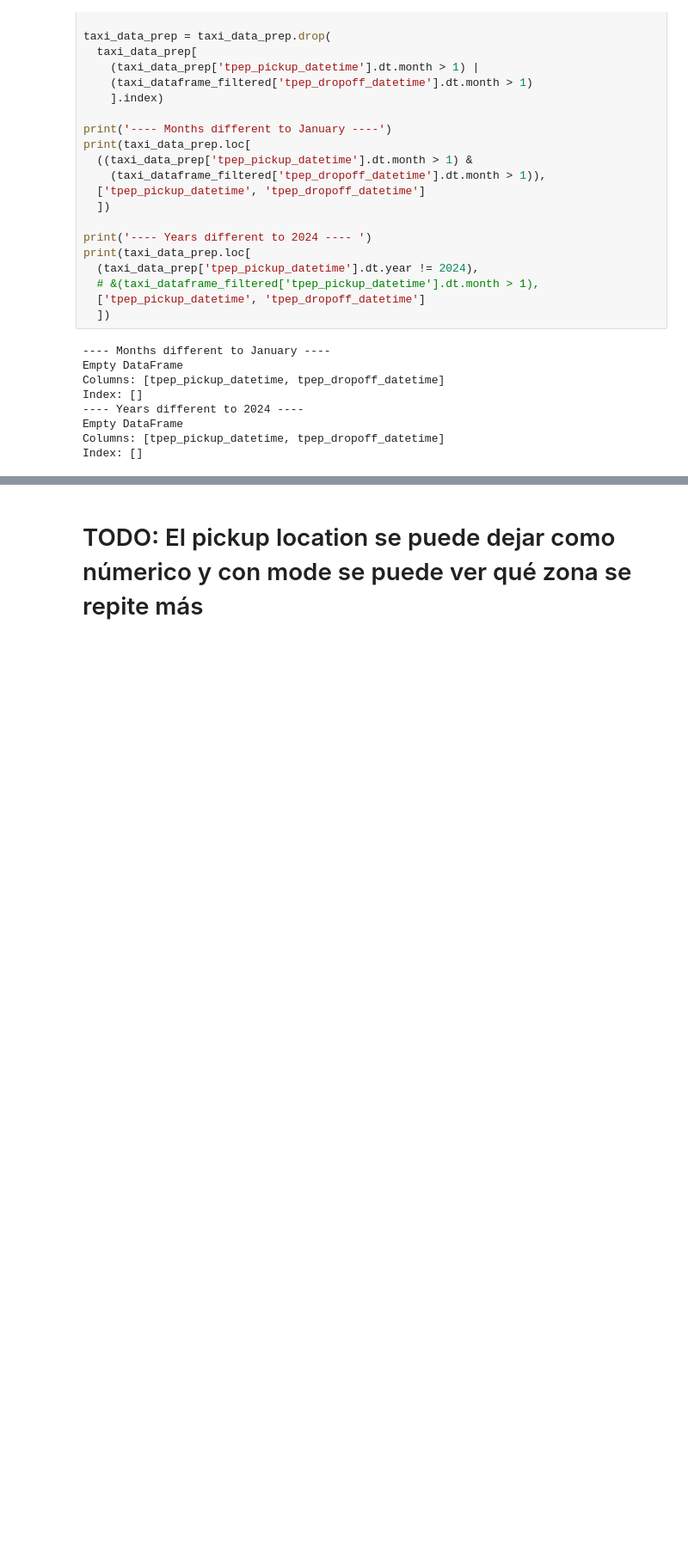
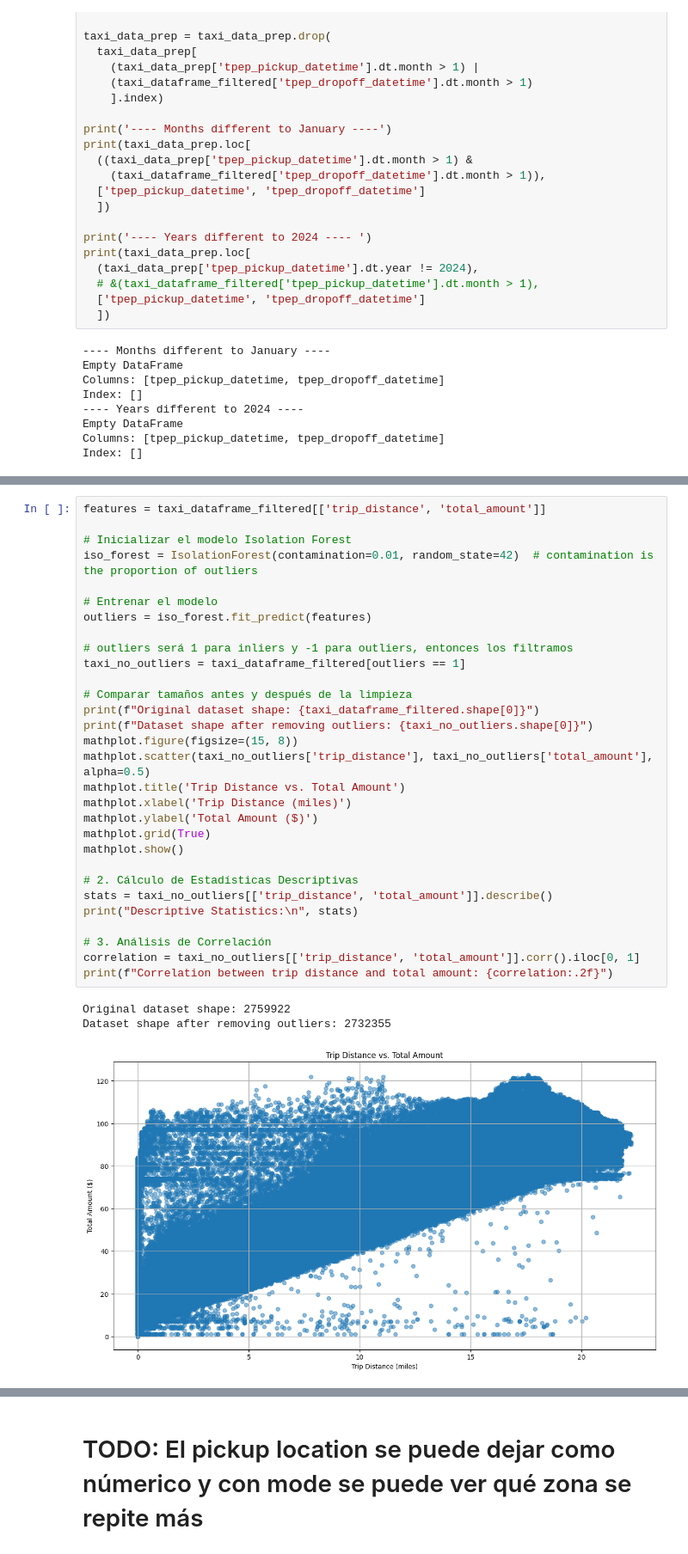
Before and after one commit to dariomlopez/etl_projects, a Jupyter notebook: nyc_taxi_etl/main.ipynb, the cells around one changed output, grey strips where cells are left out. Shown at 86% size. Drawn from its saved outputs; the diff is of its cells as text; blank space fills up the shorter version.

```diff
--- a/nyc_taxi_etl/main.ipynb
+++ b/nyc_taxi_etl/main.ipynb
@@ -341,0 +420,34 @@ El gasto que más aparece en el mes de enero: 16.8
+# %%
+features = taxi_dataframe_filtered[['trip_distance', 'total_amount']]
+
+# Inicializar el modelo Isolation Forest
+iso_forest = IsolationForest(contamination=0.01, random_state=42)  # contamination is the proportion of outliers
+
+# Entrenar el modelo
+outliers = iso_forest.fit_predict(features)
+
+# outliers será 1 para inliers y -1 para outliers, entonces los filtramos
+taxi_no_outliers = taxi_dataframe_filtered[outliers == 1]
+
+# Comparar tamaños antes y después de la limpieza
+print(f"Original dataset shape: {taxi_dataframe_filtered.shape[0]}")
+print(f"Dataset shape after removing outliers: {taxi_no_outliers.shape[0]}")
+mathplot.figure(figsize=(15, 8))
+mathplot.scatter(taxi_no_outliers['trip_distance'], taxi_no_outliers['total_amount'], alpha=0.5)
+mathplot.title('Trip Distance vs. Total Amount')
+mathplot.xlabel('Trip Distance (miles)')
+mathplot.ylabel('Total Amount ($)')
+mathplot.grid(True)
+mathplot.show()
+
+# 2. Cálculo de Estadísticas Descriptivas
+stats = taxi_no_outliers[['trip_distance', 'total_amount']].describe()
+print("Descriptive Statistics:\n", stats)
+
+# 3. Análisis de Correlación
+correlation = taxi_no_outliers[['trip_distance', 'total_amount']].corr().iloc[0, 1]
+print(f"Correlation between trip distance and total amount: {correlation:.2f}")
+# %% [output]
+Original dataset shape: 2759922
+Dataset shape after removing outliers: 2732355
+[figure, added]
```
Also changed, not shown: parts of 18 cells of this notebook, 1 other file.
